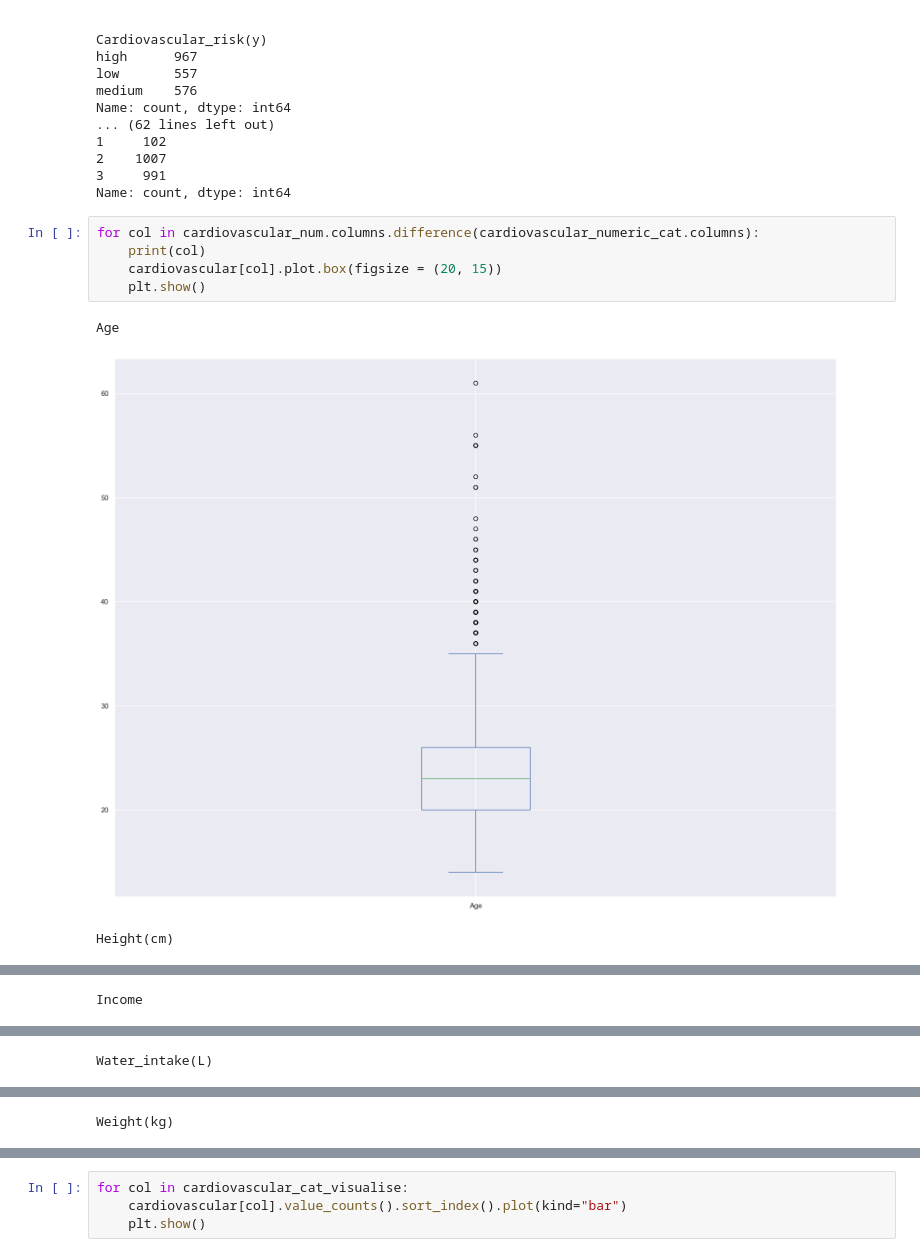
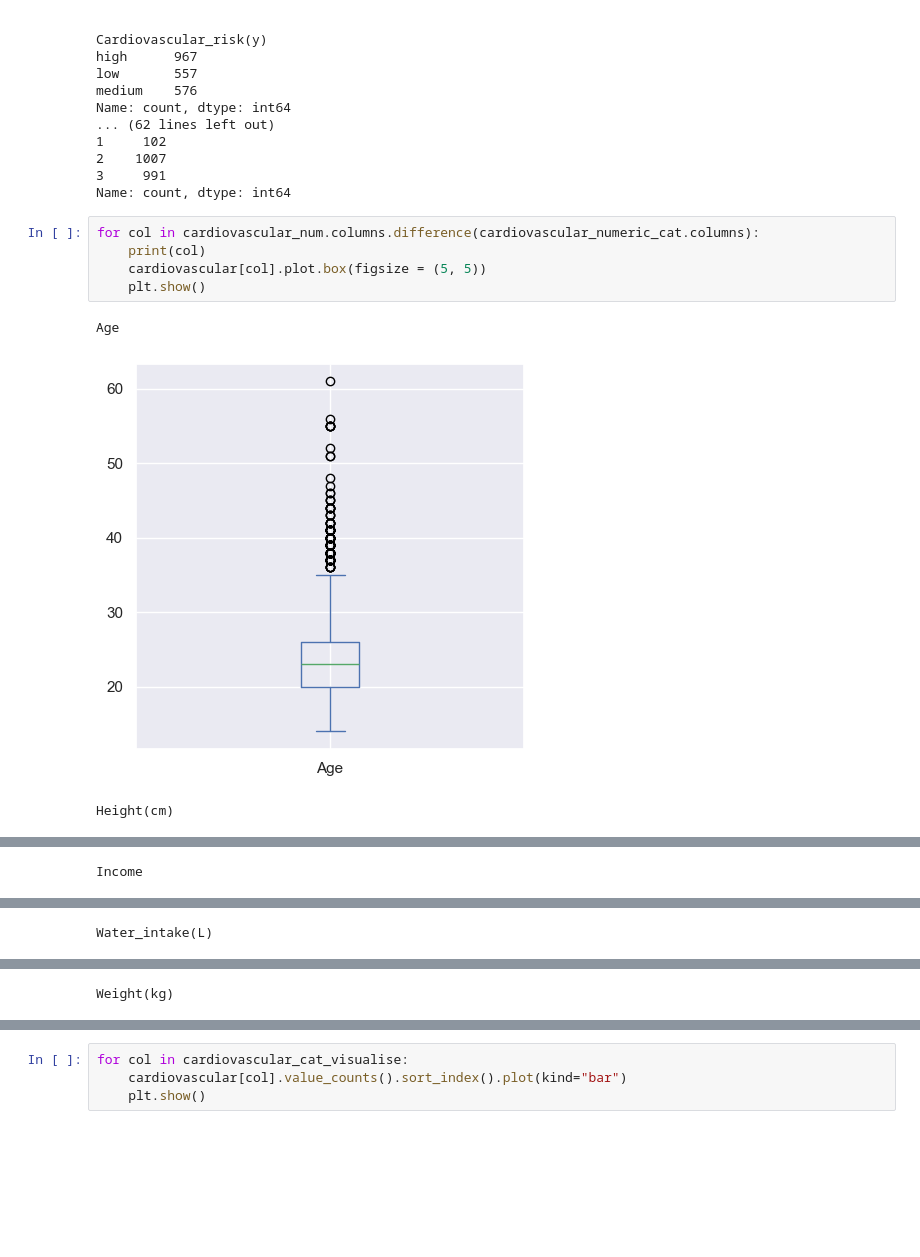
Before and after one commit to Chin-Wai-Yee/AIT_assignment, a Jupyter notebook: G37.ipynb, the cells around one changed output, grey strips where cells are left out. Cells and saved outputs as stored; diff of their text form; blank space fills up the shorter version.

```diff
--- a/G37.ipynb
+++ b/G37.ipynb
@@ -188,9 +188,9 @@ Name: count, dtype: int64
 # %%
 for col in cardiovascular_num.columns.difference(cardiovascular_numeric_cat.columns):
     print(col)
-    cardiovascular[col].plot.box(figsize = (20, 15))
+    cardiovascular[col].plot.box(figsize = (5, 5))
     plt.show()
 # %% [output]
 Age
-[figure, old version]
+[figure, new version]
 Height(cm)
```
Also changed, not shown: parts of 5 cells of this notebook.
